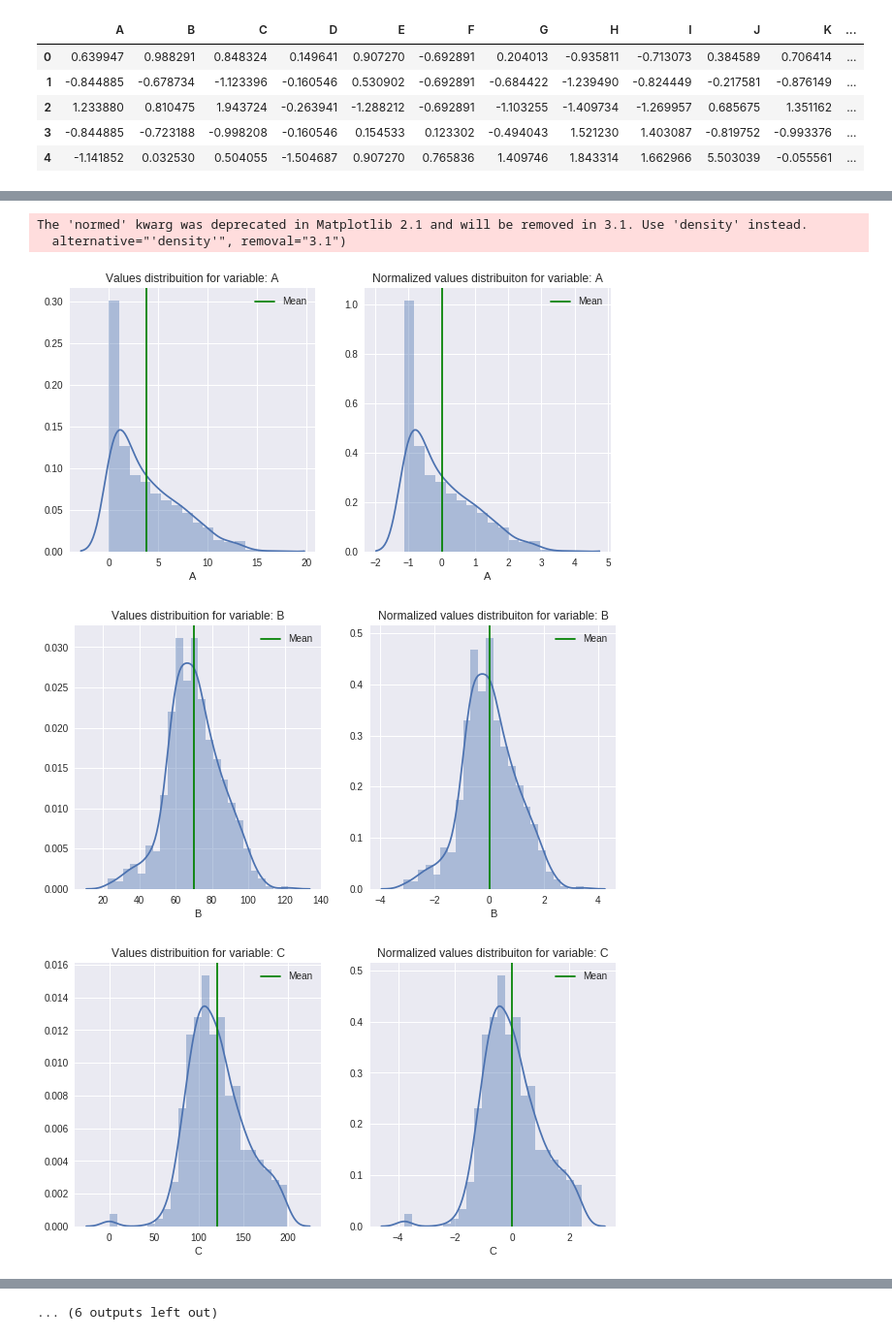
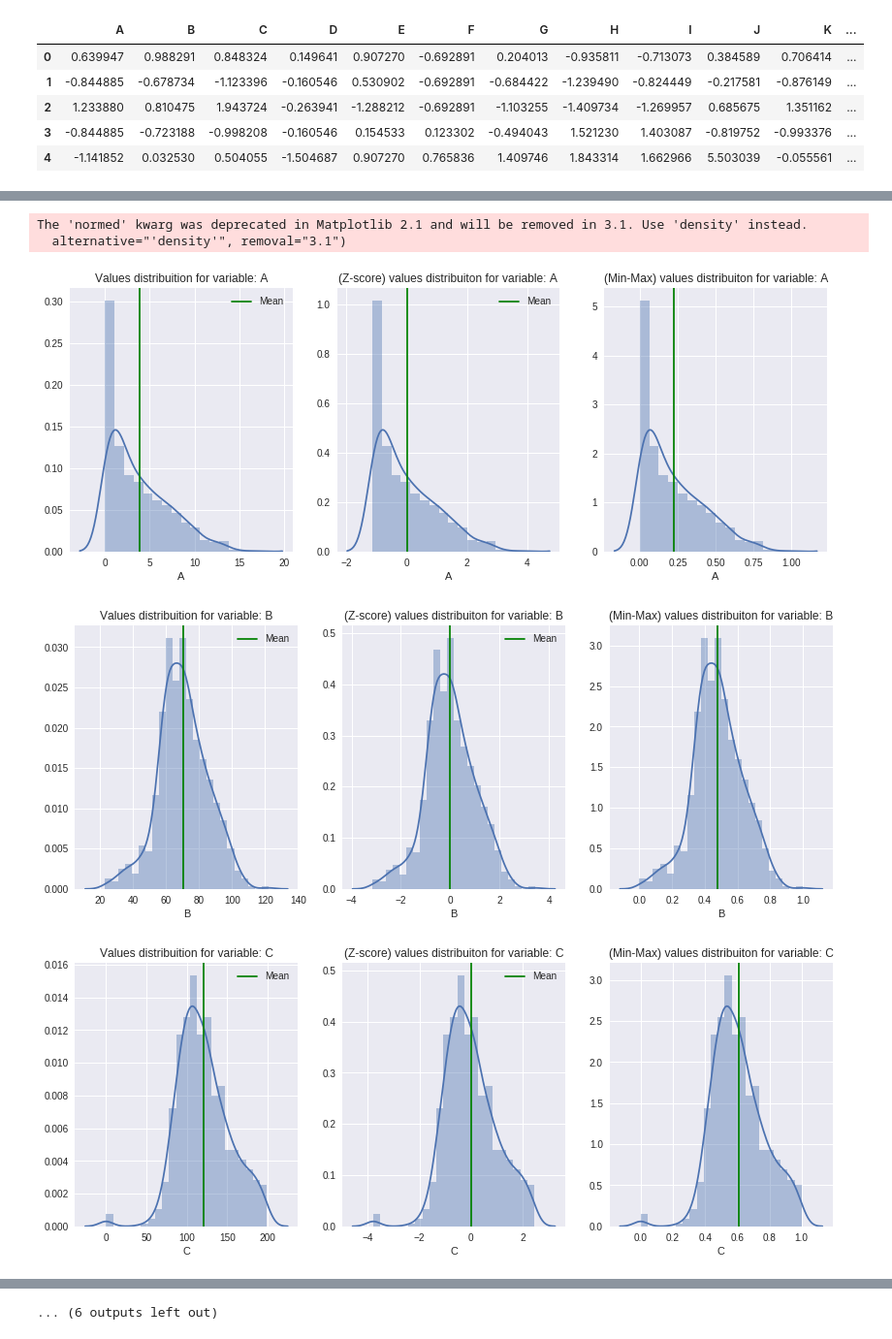
Before and after one commit to carvalheirafc/deep_learning_stuff, a Jupyter notebook: statistical_analysis/diabetes/diabetes_stats_analysis.ipynb, the cells around one changed output, grey strips where cells are left out. Shown at 97% size. Drawn from its saved outputs; the diff is of its cells as text; code cells hidden in the pictures.

Commit message:
compared min-max normalization to z-score

```diff
--- a/statistical_analysis/diabetes/diabetes_stats_analysis.ipynb
+++ b/statistical_analysis/diabetes/diabetes_stats_analysis.ipynb
@@ -47,3 +48,11 @@ diabetes_norm.head()
 | 2 | 1.233880 | 0.810475 | 1.943724 | -0.263941 | -1.288212 | -0.692891 | -1.103255 | -1.409734 | -1.269957 | 0.685675 | 1.351162 | ... |
 | 3 | -0.844885 | -0.723188 | -0.998208 | -0.160546 | 0.154533 | 0.123302 | -0.494043 | 1.521230 | 1.403087 | -0.819752 | -0.993376 | ... |
 | 4 | -1.141852 | 0.032530 | 0.504055 | -1.504687 | 0.907270 | 0.765836 | 1.409746 | 1.843314 | 1.662966 | 5.503039 | -0.055561 | ... |
+# %%
+# Creation of a new dataset with normalized values using min-max
+
+min_max_scaler = preprocessing.MinMaxScaler()
+
+x_scaled = min_max_scaler.fit_transform(diabetes)
+diabetes_min_max = pd.DataFrame(x_scaled, columns = diabetes.columns)
+diabetes_min_max.head()
@@ -50,26 +66,29 @@ diabetes_norm.head()
 # %%
 # Plotting all columns of both datasets. Normalized and Original.
 # To compare the results of Normalization on values distribuition.
 for column in diabetes_norm.columns:
-  fig, ax = plt.subplots(1,2, figsize=(10,5))
+  fig, ax = plt.subplots(1,3, figsize=(14,5))
 
   ax_ = sns.distplot(diabetes[column], ax=ax[0])
   ax_.axvline(diabetes[column].mean(), color='g', label='Mean')
+  ax_.set_title('Values distribuition for variable: '+column)
   ax_.legend()
-  ax_.set_title('Values distribuition for variable: '+column)
-
 
   ax_norm = sns.distplot(diabetes_norm[column], ax=ax[1])
   ax_norm.axvline(diabetes_norm[column].mean(), color='g', label='Mean')
+  ax_norm.set_title('(Z-score) values distribuiton for variable: '+column)
   ax_norm.legend()
-  ax_norm.set_title('Normalized values distribuiton for variable: '+column)
 
+  ax_norm_min_max = sns.distplot(diabetes_min_max[column], ax=ax[2])
+  ax_norm_min_max.axvline(diabetes_min_max[column].mean(), color='g', label='Mean')
+  ax_norm_min_max.set_title('(Min-Max) values distribuiton for variable: '+column)
+  ax_norm.legend()
 
 
 plt.show()
 # %% [output]
 The 'normed' kwarg was deprecated in Matplotlib 2.1 and will be removed in 3.1. Use 'density' instead.
   alternative="'density'", removal="3.1")
-[figure, old version]
+[figure, new version]
-[figure, old version]
+[figure, new version]
-[figure, old version]
+[figure, new version]
```
Also changed, not shown: parts of 4 cells of this notebook.
